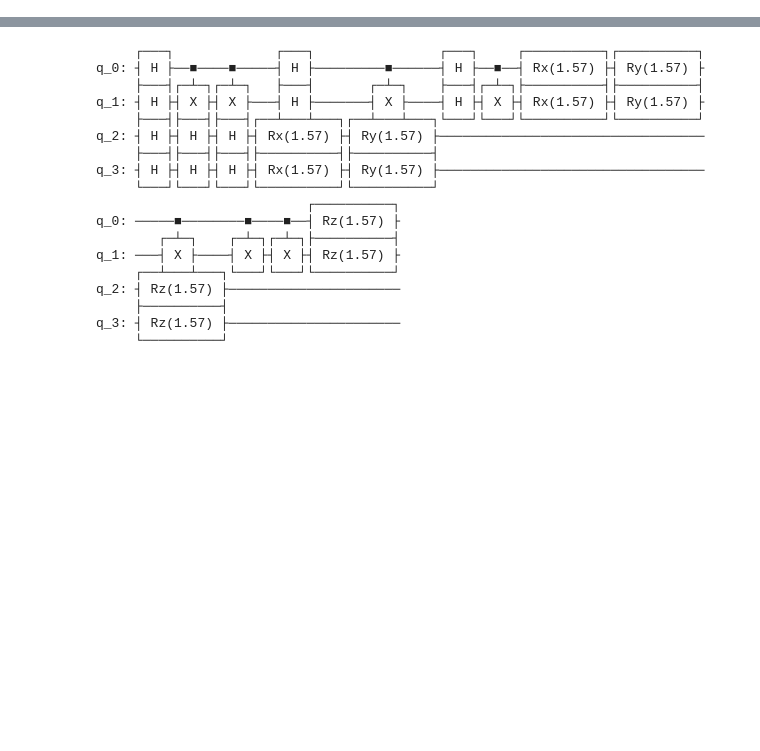
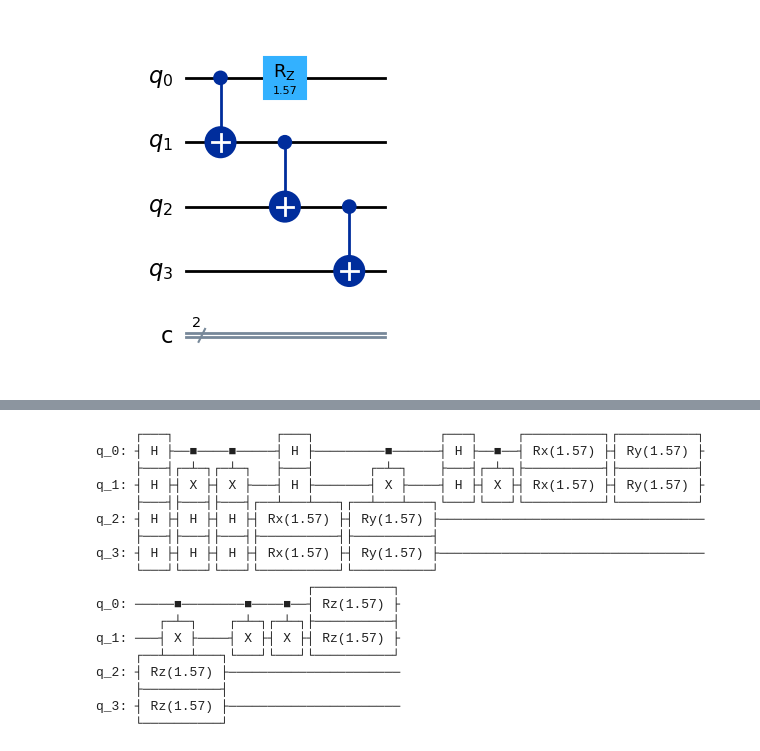
Before and after one commit to awshaffar/google_dmon, a Jupyter notebook: experiments.ipynb, the cells around one changed output, grey strips where cells are left out. Cells and saved outputs as stored; diff of their text form; code cells hidden in the pictures; blank space fills up the shorter version.

```diff
--- a/experiments.ipynb
+++ b/experiments.ipynb
@@ -324,0 +203,4 @@ CircuitError: 'Index 6 out of range for size 4.'
+# %%
+partitioned_qc1.draw('mpl')
+# %% [output]
+[figure, added]
```
Also changed, not shown: parts of 26 cells of this notebook.
